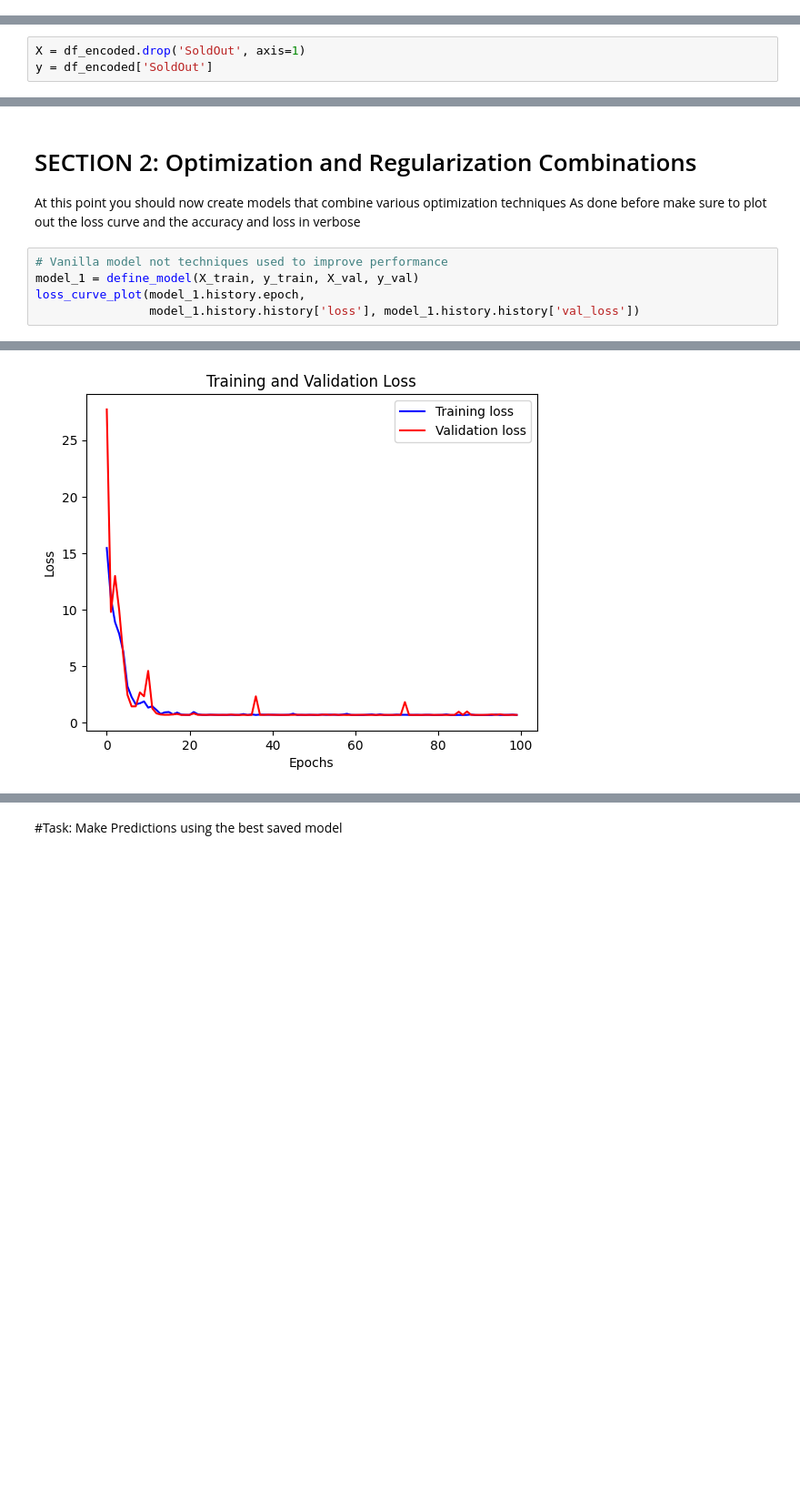
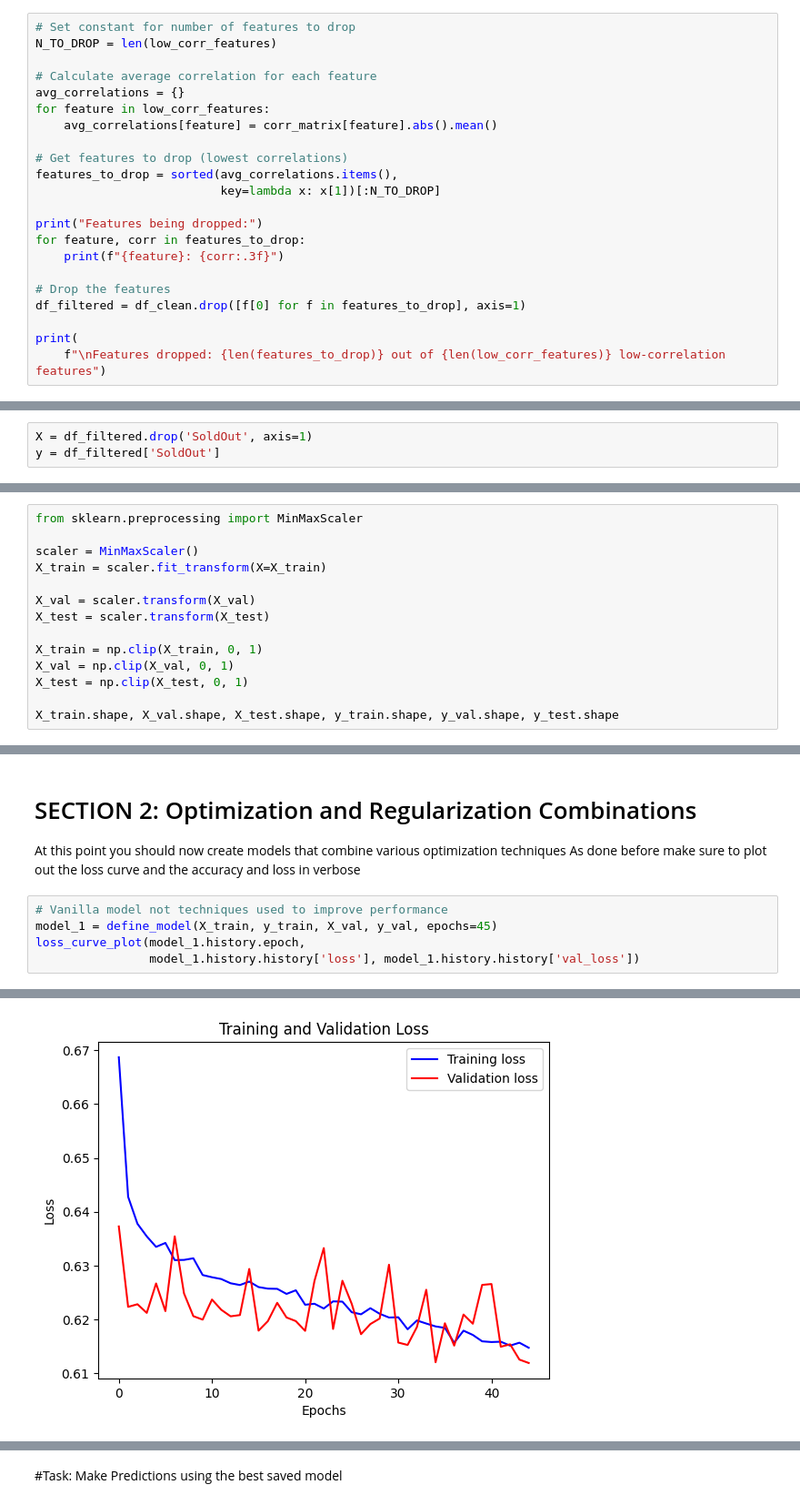
Before and after one commit to Adisa-Shobi/Intro_ML_Summative, a Jupyter notebook: notebook.ipynb, the cells around one changed output, grey strips where cells are left out. Shown: that part at 91% size. Saved outputs shown, nothing was run; the diff lists cells and outputs as text; blank space fills up the shorter version.

Commit message:
Update: added some preprocessing

```diff
--- a/notebook.ipynb
+++ b/notebook.ipynb
@@ -128,0 +176,22 @@ plot_correlation_matrix(df_encoded)
+# %%
+# Set constant for number of features to drop
+N_TO_DROP = len(low_corr_features)
+
+# Calculate average correlation for each feature
+avg_correlations = {}
+for feature in low_corr_features:
+    avg_correlations[feature] = corr_matrix[feature].abs().mean()
+
+# Get features to drop (lowest correlations)
+features_to_drop = sorted(avg_correlations.items(),
+                          key=lambda x: x[1])[:N_TO_DROP]
+
+print("Features being dropped:")
+for feature, corr in features_to_drop:
+    print(f"{feature}: {corr:.3f}")
+
+# Drop the features
+df_filtered = df_clean.drop([f[0] for f in features_to_drop], axis=1)
+
+print(
+    f"\nFeatures dropped: {len(features_to_drop)} out of {len(low_corr_features)} low-correlation features")
@@ -161,8 +239,8 @@ plot_imbalance_graph(df_encoded, colns)
 # %% [output]
 [figure]
 # %%
-X = df_encoded.drop('SoldOut', axis=1)
-y = df_encoded['SoldOut']
+X = df_filtered.drop('SoldOut', axis=1)
+y = df_filtered['SoldOut']
 # %%
 # TO DO: Load Data (Seprate into: Train, Validation and test sets)
 
@@ -176,3 +254,17 @@ def get_train_test_val(X: DataFrame, y: Series) -> tuple:
     return X_train, y_train, X_test, y_test, X_val, y_val
 # %%
 X_train, y_train, X_test, y_test, X_val, y_val = get_train_test_val(X, y)
+# %%
+from sklearn.preprocessing import MinMaxScaler
+
+scaler = MinMaxScaler()
+X_train = scaler.fit_transform(X=X_train)
+
+X_val = scaler.transform(X_val)
+X_test = scaler.transform(X_test)
+
+X_train = np.clip(X_train, 0, 1)
+X_val = np.clip(X_val, 0, 1)
+X_test = np.clip(X_test, 0, 1)
+
+X_train.shape, X_val.shape, X_test.shape, y_train.shape, y_val.shape, y_test.shape
@@ -395,7 +488,7 @@ At this point you should now create models that combine various optimization tec
 As done before make sure to plot out the loss curve and the accuracy and loss in verbose
 # %%
 # Vanilla model not techniques used to improve performance
-model_1 = define_model(X_train, y_train, X_val, y_val)
+model_1 = define_model(X_train, y_train, X_val, y_val, epochs=45)
 loss_curve_plot(model_1.history.epoch,
                 model_1.history.history['loss'], model_1.history.history['val_loss'])
 # %% [output]
@@ -420 +513 @@ Epoch 100/100
-[figure, old version]
+[figure, new version]
```
Also changed, not shown: parts of 19 cells of this notebook, 6 other files.
